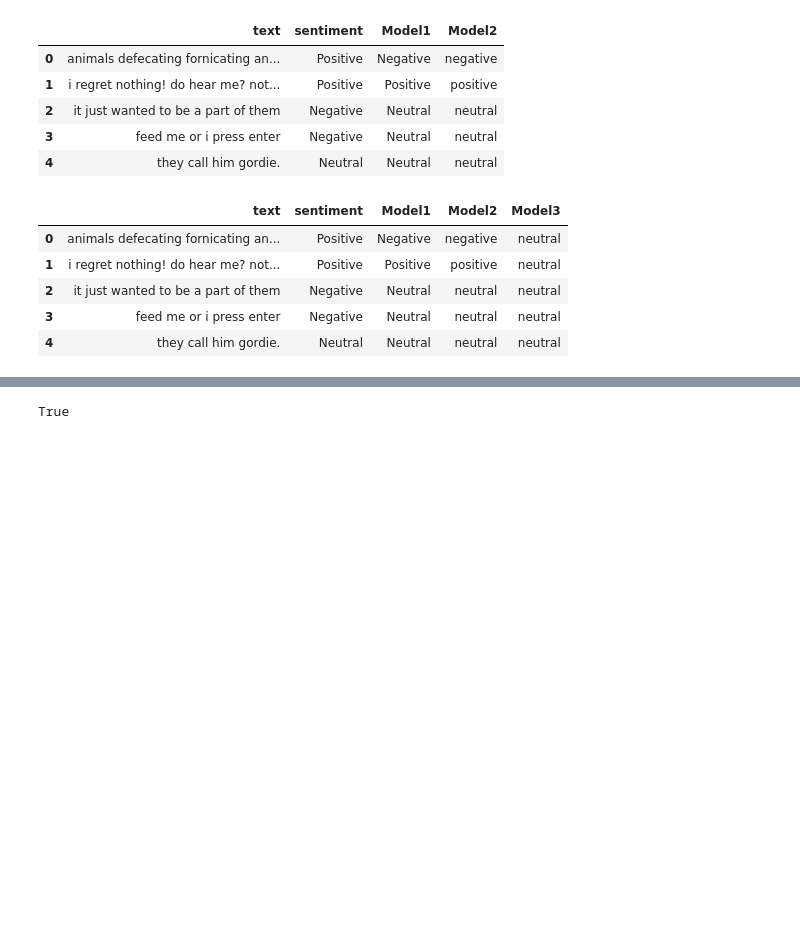
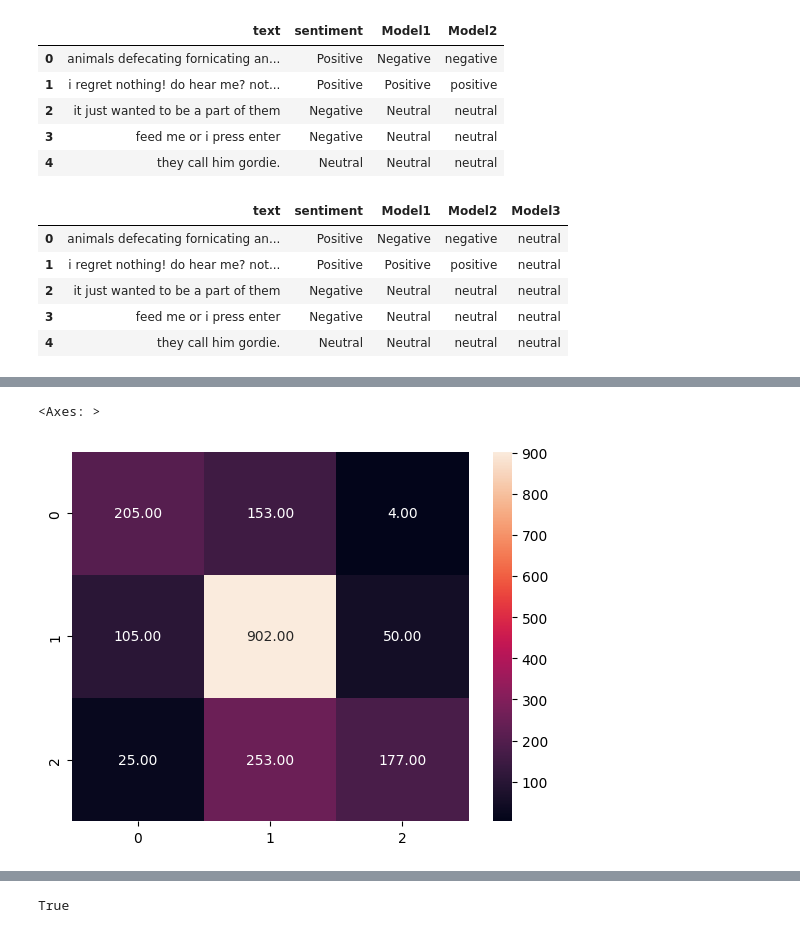
Before and after one commit to reddit-moods/monorepo, a Jupyter notebook: api/inference/MLPipeline.ipynb, the cells around one changed output, grey strips where cells are left out. Drawn from its saved outputs; the diff is of its cells as text; code cells hidden in the pictures; blank space fills up the shorter version.

```diff
--- a/api/inference/MLPipeline.ipynb
+++ b/api/inference/MLPipeline.ipynb
@@ -268,0 +261,10 @@ data.head()
+# %%
+model2_score=[]
+for i in range(len(data['Model2'])):
+    label=data['Model2'][i]
+    if(label=="negative"):
+        model2_score.append(0.0)
+    elif(label=="neutral"):
+        model2_score.append(1.0)
+    else:
+        model2_score.append(2.0)
@@ -268,0 +296,5 @@ data.head()
+# %%
+sn.heatmap(cm2, annot=True, fmt = '.2f')
+# %% [output]
+<Axes: >
+[figure, added]
```
Also changed, not shown: parts of 19 cells of this notebook, 3 other files.
